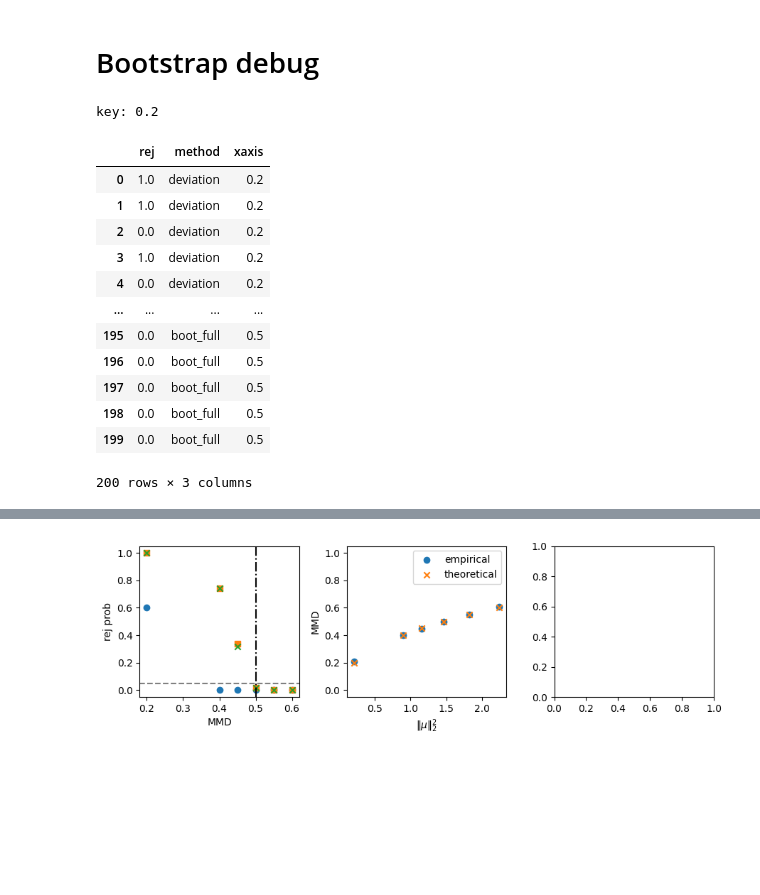
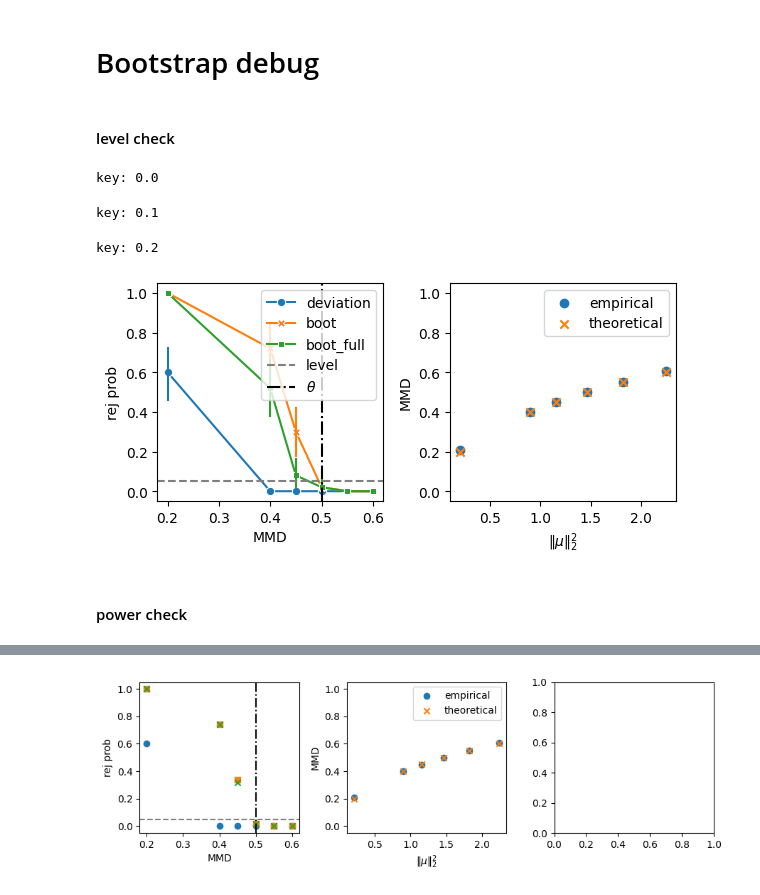
Before and after one commit to XingLLiu/robust-kernel-test, a Jupyter notebook: notebooks/reversed.ipynb, the cells around one changed output, grey strips where cells are left out. Saved outputs shown, nothing was run; the diff lists cells and outputs as text; code cells hidden in the pictures; blank space fills up the shorter version.

```diff
--- a/notebooks/reversed.ipynb
+++ b/notebooks/reversed.ipynb
@@ -398,6 +465,8 @@ plt.tight_layout()
 [figure]
 # %% [markdown]
 # Bootstrap debug
+# %% [markdown]
+#### level check
 # %%
 np.random.seed(2024)
 # %%
@@ -448,22 +483,54 @@ keys = population_mmd_ls
 # %%
+# level check
 np.random.seed(2024)
 theta = 0.5
-res = mmd_experiment(kernel_class, Xs_ls, Ys_ls, theta=theta, keys=keys, quantiles=quantiles)
+# res_level = mmd_experiment(kernel_class, Xs_ls, Ys_ls, theta=theta, keys=keys, quantiles=quantiles)
+res_level = mmd_experiment(
+    kernels.RBF, data_power["Xs_ls"], data_power["Ys_ls"], theta=theta, keys=keys, quantiles=data_power["quantiles"],
+)
 # %% [output]
-key: 0.2
+key: 0.0
+key: 0.1
+key: 0.2
-# %%
-rej_df
-# %% [output]
-|  | rej | method | xaxis |
-| 0 | 1.0 | deviation | 0.2 |
-| 1 | 1.0 | deviation | 0.2 |
-| 2 | 0.0 | deviation | 0.2 |
-| 3 | 1.0 | deviation | 0.2 |
-| 4 | 0.0 | deviation | 0.2 |
-| ... | ... | ... | ... |
-| 195 | 0.0 | boot_full | 0.5 |
-| 196 | 0.0 | boot_full | 0.5 |
-| 197 | 0.0 | boot_full | 0.5 |
-| 198 | 0.0 | boot_full | 0.5 |
-| 199 | 0.0 | boot_full | 0.5 |
-200 rows × 3 columns
+# %%
+figs, axes = plt.subplots(nrows=1, ncols=2, figsize=(6, 3))
+
+ax = axes[0]
+names = ["deviation", "boot", "boot_full", "boot_power"]
+# names = ["deviation", "boot_oracle", "boot", "boot_full"]
+rej_df = {"rej": [], "method": [], "xaxis": []}
+for nn in names:
+    for kk in keys:
+        rej_ls = res[kk][nn]["rej"]
+        rej_df["rej"] = rej_df["rej"] + rej_ls
+        rej_df["method"] = rej_df["method"] + [nn] * len(rej_ls)
+        rej_df["xaxis"] = rej_df["xaxis"] + [kk] * len(rej_ls)
+rej_df = pd.DataFrame(rej_df)
+
+sns.lineplot(ax=ax, data=rej_df, x="xaxis", y="rej", hue="method", style="method", markers=True, dashes=False, err_style="bars")
+ax.axhline(0.05, color="grey", linestyle="--", label="level")
+ax.axvline(theta, color="k", linestyle="-.", label=r"$\theta$")
+ax.axvline(res[keys[0]]["boot_power"]["theta"], color="k", linestyle="-.", label=r"$\theta$'")
+# ax.set_xscale("log")
+ax.set_ylim(-0.05, 1.05)
+ax.set_xlabel("MMD")
+ax.set_ylabel("rej prob")
+ax.legend()
+# ax.legend([],[], frameon=False)
+
+ax = axes[1]
+vals = [np.mean(res[kk]["deviation"]["val"]) for kk in keys]
+ax.scatter(shift_sq_ls, [vv for vv in vals], label="empirical")
+ax.scatter(shift_sq_ls, [population_mmd(np.eye(dim)[:1, 0] * s**0.5, 1.) for s in shift_sq_ls], marker="x", label="theoretical")
+# ax.set_xscale("log")
+ax.set_ylim(-0.05, 1.05)
+ax.set_xlabel(r"$\| \mu \|_2^2$")
+ax.set_ylabel("MMD")
+ax.legend()
+
+_ = plt.tight_layout()
+plt.tight_layout()
+# %% [output]
+[figure, added]
+# %% [markdown]
+#### power check
```
Also changed, not shown: parts of 13 cells of this notebook, 2 other files.
